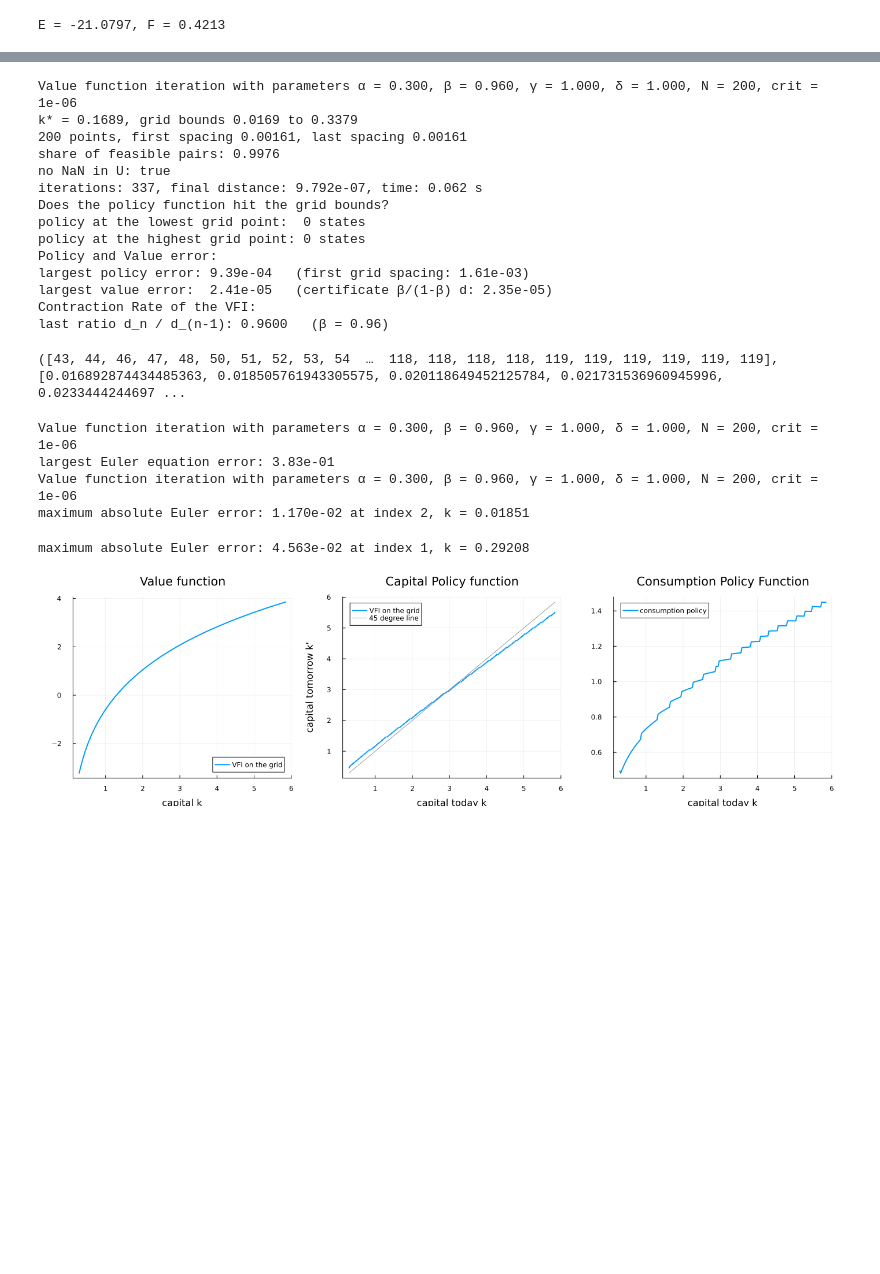
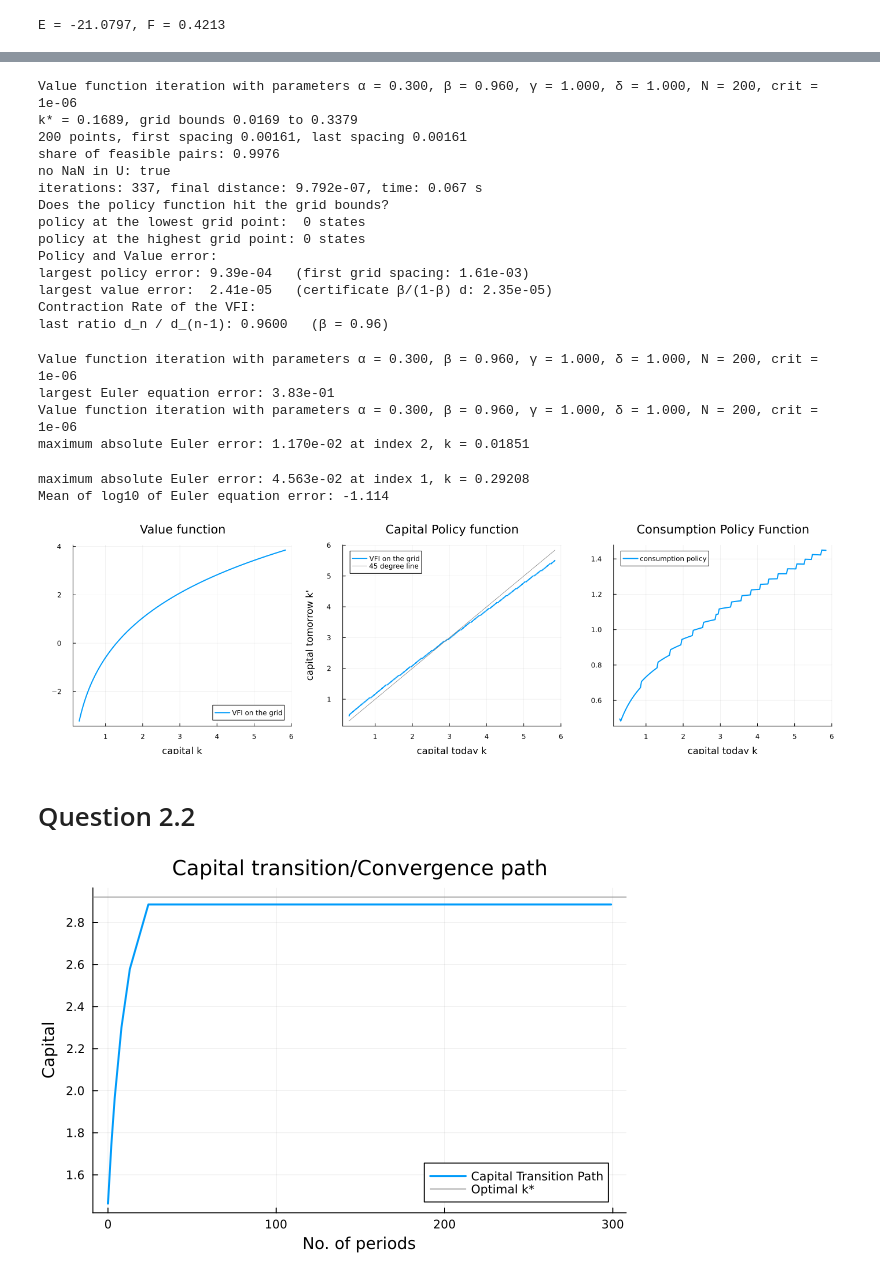
Before and after one commit to Manucher-Karimi/Manucher-Karimi-Computational_Macro-2026, a Jupyter notebook: Julia/PS1/Karimi-PS1.ipynb, the cells around one changed output, grey strips where cells are left out. Drawn from its saved outputs; the diff is of its cells as text; code cells hidden in the pictures; blank space fills up the shorter version.

```diff
--- a/Julia/PS1/Karimi-PS1.ipynb
+++ b/Julia/PS1/Karimi-PS1.ipynb
@@ -98,7 +100,7 @@ function compute_reward(par, meshes; verbose = true)
     return U
 end
 
-function solve_vfi(par, mpar; verbose = true)
+function solve_vfi(par, mpar; verbose = true, baseline = false)
     if verbose
         @printf("Value function iteration with parameters α = %.3f, β = %.3f, γ = %.3f, δ = %.3f, N = %.0f, crit = %.0e\n", par.α,par.β,par.γ,par.δ,mpar.nk,mpar.crit)
     end
@@ -143,9 +145,11 @@ function solve_vfi(par, mpar; verbose = true)
         println("policy at the highest grid point: ", count(g .== mpar.nk), " states")
 
         # Check for the Policy and Value error of the VFI
-        println("Policy and Value error:")
-        @printf("largest policy error: %.2e   (first grid spacing: %.2e)\n", maximum(abs.(kprime .- kprime_true)), gri.k[2] - gri.k[1])
-        @printf("largest value error:  %.2e   (certificate β/(1-β) d: %.2e)\n", maximum(abs.(v .- v_true)), par.β / (1 - par.β) * distVF[end])
+        if baseline
+            println("Policy and Value error:")
+            @printf("largest policy error: %.2e   (first grid spacing: %.2e)\n", maximum(abs.(kprime .- kprime_true)), gri.k[2] - gri.k[1])
+            @printf("largest value error:  %.2e   (certificate β/(1-β) d: %.2e)\n", maximum(abs.(v .- v_true)), par.β / (1 - par.β) * distVF[end])
+        end
 
         # Check for the contraction rate: if should be equal to the discount rate
         println("Contraction Rate of the VFI:")
@@ -155,14 +159,14 @@ function solve_vfi(par, mpar; verbose = true)
     return g, gri.k, v, kprime, c
 end
 
-test = solve_vfi(par,mpar)
+test = solve_vfi(par,mpar, baseline = true);
 # %% [output]
 Value function iteration with parameters α = 0.300, β = 0.960, γ = 1.000, δ = 1.000, N = 200, crit = 1e-06
 k* = 0.1689, grid bounds 0.0169 to 0.3379
 200 points, first spacing 0.00161, last spacing 0.00161
 share of feasible pairs: 0.9976
 no NaN in U: true
-iterations: 337, final distance: 9.792e-07, time: 0.062 s
+iterations: 337, final distance: 9.792e-07, time: 0.067 s
 Does the policy function hit the grid bounds?
 policy at the lowest grid point:  0 states
 policy at the highest grid point: 0 states
@@ -171,7 +175,6 @@ largest policy error: 9.39e-04   (first grid spacing: 1.61e-03)
 largest value error:  2.41e-05   (certificate β/(1-β) d: 2.35e-05)
 Contraction Rate of the VFI:
 last ratio d_n / d_(n-1): 0.9600   (β = 0.96)
-([43, 44, 46, 47, 48, 50, 51, 52, 53, 54  …  118, 118, 118, 118, 119, 119, 119, 119, 119, 119], [0.016892874434485363, 0.018505761943305575, 0.020118649452125784, 0.021731536960945996, 0.0233444244697 ...
 # %%
 # Question 2.1.c and d
 # Closed form solution for baseline problem
@@ -214,8 +218,8 @@ maximum absolute Euler error: 1.170e-02 at index 2, k = 0.01851
 # Question 2.1.E
 par = EconomicParameters(γ = 2.0, δ = 0.1)
 euler_error_CRRA = euler_eq_error(par)
-#mean_euler_error_CRR = mean(euler_error_CRRA)
-#@printf("Mean of log10 of Euler equation error: %.3f\n", log10(mean_euler_error_CRR))
+mean_euler_error_CRR = mean(log10.(abs.(euler_error)))
+@printf("Mean of log10 of Euler equation error: %.3f\n", mean_euler_error_CRR)
 policy_idx, k_grid, value, policy_capital, consumption = solve_vfi(par, mpar, verbose = false)
 
 p1 = plot(k_grid, value, linewidth = 2, label = "VFI on the grid", legend = :bottomright,
@@ -230,4 +234,44 @@ p3 = plot(k_grid, consumption, linewidth = 2, label = "consumption policy",
 plot(p1, p2, p3, layout = (1, 3), size = (1400, 400), margin = 5Plots.mm)
 # %% [output]
 maximum absolute Euler error: 4.563e-02 at index 1, k = 0.29208
+Mean of log10 of Euler equation error: -1.114
 [figure]
+# %% [markdown]
+# Question 2.2
+# %%
+# Question 2.2.a
+
+function transition_path(par, mpar)
+    # Compute k* and identify nearest grid point
+    k_optimal = ((par.α) / ((1 / par.β) - 1 + par.δ))^(1 / (1 - par.α))
+    g, k_grid, value, policy_capital, consumption = solve_vfi(par, mpar, verbose = false)
+    dist_k0_grid = k_grid .- (0.5 * k_optimal)
+    idx = argmin(abs.(dist_k0_grid))
+    k_0 = k_grid[idx]
+
+    # Initialize Vectors to store transition dynamics
+    idx_path = Vector{Int}(undef, 300)
+    k_path   = Vector{Float64}(undef, 300)
+
+    idx_path[1] = idx
+    k_path[1] = k_grid[idx]
+
+    # Transition dynamics loop
+    for t in (1:299)
+        idx_path[t+1] = g[idx_path[t]]
+        k_path[t+1] = k_grid[idx_path[t+1]]
+    end
+
+    # Plot Transition path
+    t_path = (0:299)
+
+    p1 = plot(t_path, k_path, linewidth = 2, label = "Capital Transition Path", legend = :bottomright,
+            xlabel = "No. of periods", ylabel = "Capital", title = "Capital transition/Convergence path")
+        hline!(p1, [k_optimal], color = :gray, linewidth = 0.8, label = "Optimal k*")
+
+    display(p1)
+end
+
+Baseline = transition_path(par, mpar)
+# %% [output]
+[figure, added]
```
Also changed, not shown: parts of 4 cells of this notebook, 1 other file.
